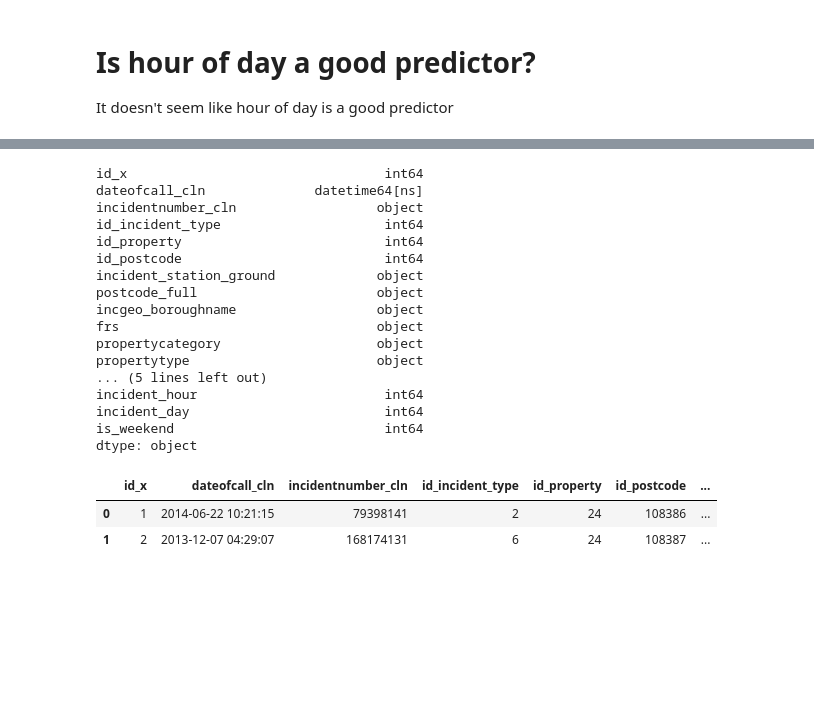
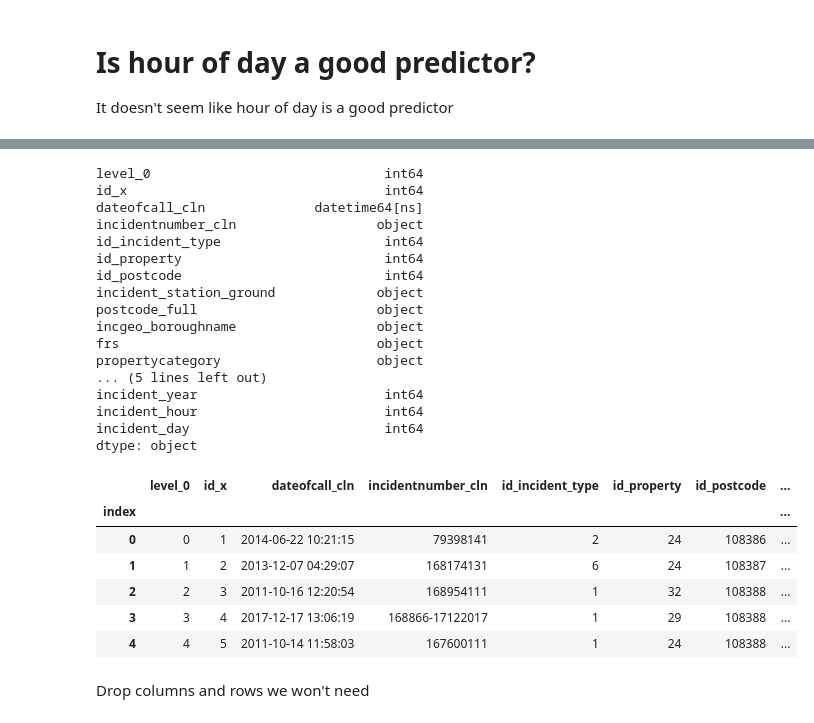
Before and after one commit to GuerrillaAnalytics/proj001_lfb, a Jupyter notebook: wp/wp_005_false_alarm_analysis/01/wp_005_false_alarm_analysis.ipynb, the cells around one changed output, grey strips where cells are left out. Drawn from its saved outputs; the diff is of its cells as text; code cells hidden in the pictures; blank space fills up the shorter version.

```diff
--- a/wp/wp_005_false_alarm_analysis/01/wp_005_false_alarm_analysis.ipynb
+++ b/wp/wp_005_false_alarm_analysis/01/wp_005_false_alarm_analysis.ipynb
@@ -309,0 +245,13 @@ Name: incident_hour, dtype: int64
+# %%
+import psycopg2
+import sqlalchemy
+
+database_host='localhost'
+engine = create_engine('postgresql://postgres@'+database_host+':5432/proj001_lfb')
+conn = engine.connect()
+
+sql = text('drop schema if exists wp_005_false_alarm_analysis_01 cascade;')
+conn.execute(sql)
+
+sql = text('create schema if not exists wp_005_false_alarm_analysis_01;' )
+conn.execute(sql)
@@ -311,0 +268,9 @@ Name: incident_hour, dtype: int64
+# %%
+engine = create_engine('postgresql://postgres@'+database_host+':5432/proj001_lfb')
+conn = engine.connect()
+
+sql = "select * from wp_005_false_alarm_analysis_01.df_features;"
+df_features = pd.read_sql(sql,conn)
+df_features.set_index('index',inplace=True)
+df_features.head()
+print(df_features.dtypes)
@@ -312,24 +295,29 @@ Name: incident_hour, dtype: int64
 # %%
 print(df_features.dtypes)
-df_features.head(2)
+#df_features.drop(['level_0','index'],inplace=True,axis=1)
+df_features.head(10)
 # %% [output]
+level_0                              int64
 id_x                                 int64
 dateofcall_cln              datetime64[ns]
 incidentnumber_cln                  object
 id_incident_type                     int64
 id_property                          int64
 id_postcode                          int64
 incident_station_ground             object
 postcode_full                       object
 incgeo_boroughname                  object
 frs                                 object
 propertycategory                    object
-propertytype                        object
 ... (5 lines left out)
+incident_year                        int64
 incident_hour                        int64
 incident_day                         int64
-is_weekend                           int64
 dtype: object
-|  | id_x | dateofcall_cln | incidentnumber_cln | id_incident_type | id_property | id_postcode | ... |
-| 0 | 1 | 2014-06-22 10:21:15 | 79398141 | 2 | 24 | 108386 | ... |
-| 1 | 2 | 2013-12-07 04:29:07 | 168174131 | 6 | 24 | 108387 | ... |
+|  | level_0 | id_x | dateofcall_cln | incidentnumber_cln | id_incident_type | id_property | id_postcode | ... |
+| index |  |  |  |  |  |  |  | ... |
+| 0 | 0 | 1 | 2014-06-22 10:21:15 | 79398141 | 2 | 24 | 108386 | ... |
+| 1 | 1 | 2 | 2013-12-07 04:29:07 | 168174131 | 6 | 24 | 108387 | ... |
+| 2 | 2 | 3 | 2011-10-16 12:20:54 | 168954111 | 1 | 32 | 108388 | ... |
+| 3 | 3 | 4 | 2017-12-17 13:06:19 | 168866-17122017 | 1 | 29 | 108388 | ... |
+| 4 | 4 | 5 | 2011-10-14 11:58:03 | 167600111 | 1 | 24 | 108388 | ... |
@@ -337,0 +324,2 @@ df_features_clean = df_features.drop(['id_x','dateofcall_cln','id_incident_type'
+# %% [markdown]
+Drop columns and rows we won't need
```
Also changed, not shown: parts of 36 cells of this notebook, 1 other file.
